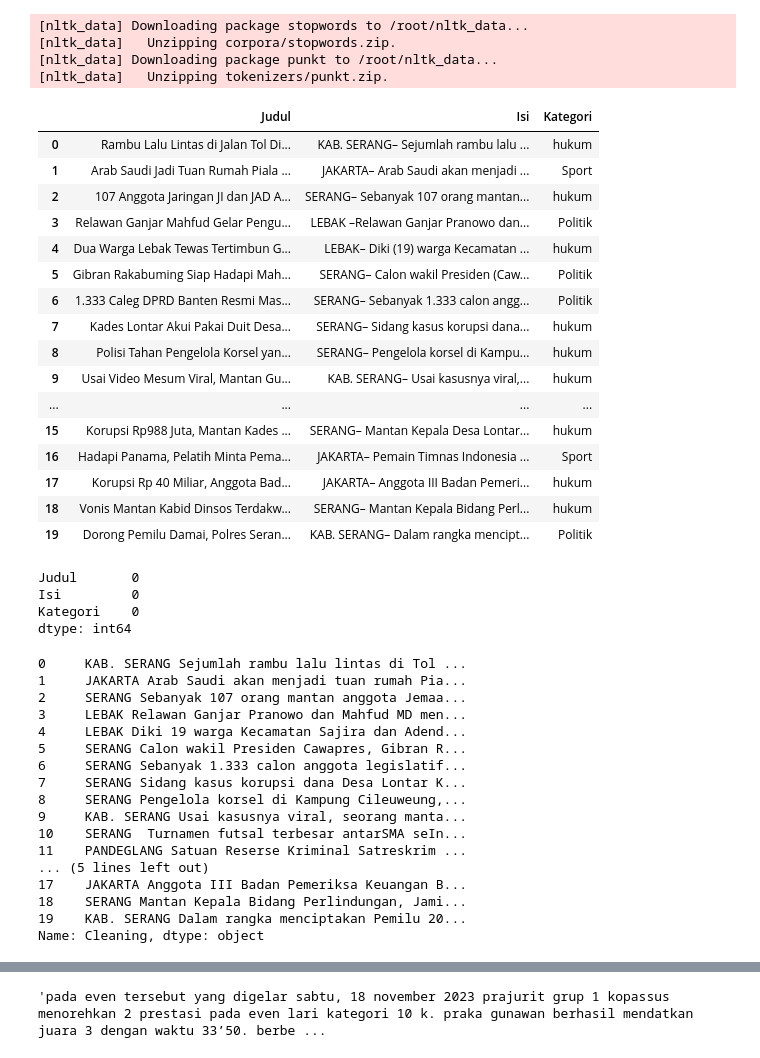
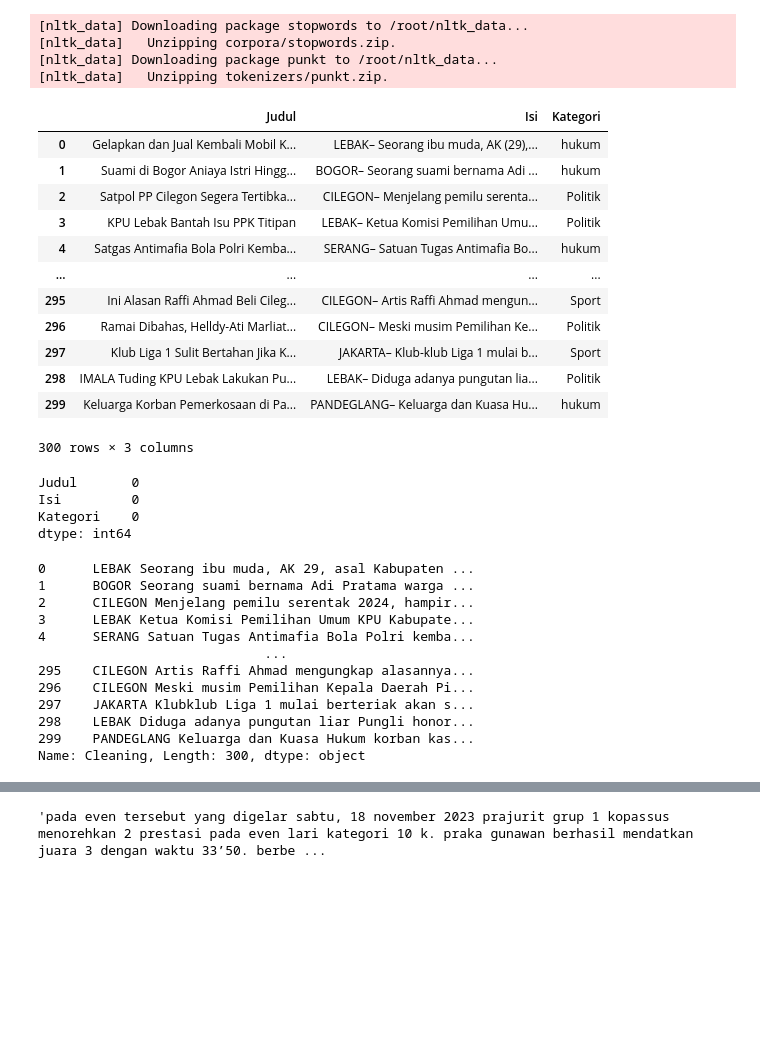
Before and after one commit to Feb11F/ppw, a Jupyter notebook: _sources/berita1.ipynb, the cells around one changed output, grey strips where cells are left out. Drawn from its saved outputs; the diff is of its cells as text; code cells hidden in the pictures; blank space fills up the shorter version.

```diff
--- a/_sources/berita1.ipynb
+++ b/_sources/berita1.ipynb
@@ -27,26 +27,22 @@ warnings.filterwarnings('ignore')
 [nltk_data] Downloading package punkt to /root/nltk_data...
 [nltk_data]   Unzipping tokenizers/punkt.zip.
 # %%
-df = pd.read_csv('https://raw.githubusercontent.com/Feb11F/dataset/main/beritabantn.csv')
+df = pd.read_csv('https://raw.githubusercontent.com/Feb11F/dataset/main/beritabanten%20(1).csv')
 df
 # %% [output]
 |  | Judul | Isi | Kategori |
-| 0 | Rambu Lalu Lintas di Jalan Tol Di... | KAB. SERANG– Sejumlah rambu lalu ... | hukum |
-| 1 | Arab Saudi Jadi Tuan Rumah Piala ... | JAKARTA– Arab Saudi akan menjadi ... | Sport |
-| 2 | 107 Anggota Jaringan JI dan JAD A... | SERANG– Sebanyak 107 orang mantan... | hukum |
-| 3 | Relawan Ganjar Mahfud Gelar Pengu... | LEBAK –Relawan Ganjar Pranowo dan... | Politik |
-| 4 | Dua Warga Lebak Tewas Tertimbun G... | LEBAK– Diki (19) warga Kecamatan ... | hukum |
-| 5 | Gibran Rakabuming Siap Hadapi Mah... | SERANG– Calon wakil Presiden (Caw... | Politik |
-| 6 | 1.333 Caleg DPRD Banten Resmi Mas... | SERANG– Sebanyak 1.333 calon angg... | Politik |
-| 7 | Kades Lontar Akui Pakai Duit Desa... | SERANG– Sidang kasus korupsi dana... | hukum |
-| 8 | Polisi Tahan Pengelola Korsel yan... | SERANG– Pengelola korsel di Kampu... | hukum |
-| 9 | Usai Video Mesum Viral, Mantan Gu... | KAB. SERANG– Usai kasusnya viral,... | hukum |
+| 0 | Gelapkan dan Jual Kembali Mobil K... | LEBAK– Seorang ibu muda, AK (29),... | hukum |
+| 1 | Suami di Bogor Aniaya Istri Hingg... | BOGOR– Seorang suami bernama Adi ... | hukum |
+| 2 | Satpol PP Cilegon Segera Tertibka... | CILEGON– Menjelang pemilu serenta... | Politik |
+| 3 | KPU Lebak Bantah Isu PPK Titipan | LEBAK– Ketua Komisi Pemilihan Umu... | Politik |
+| 4 | Satgas Antimafia Bola Polri Kemba... | SERANG– Satuan Tugas Antimafia Bo... | hukum |
 | ... | ... | ... | ... |
-| 15 | Korupsi Rp988 Juta, Mantan Kades ... | SERANG– Mantan Kepala Desa Lontar... | hukum |
-| 16 | Hadapi Panama, Pelatih Minta Pema... | JAKARTA– Pemain Timnas Indonesia ... | Sport |
-| 17 | Korupsi Rp 40 Miliar, Anggota Bad... | JAKARTA– Anggota III Badan Pemeri... | hukum |
-| 18 | Vonis Mantan Kabid Dinsos Terdakw... | SERANG– Mantan Kepala Bidang Perl... | hukum |
-| 19 | Dorong Pemilu Damai, Polres Seran... | KAB. SERANG– Dalam rangka mencipt... | Politik |
+| 295 | Ini Alasan Raffi Ahmad Beli Cileg... | CILEGON– Artis Raffi Ahmad mengun... | Sport |
+| 296 | Ramai Dibahas, Helldy-Ati Marliat... | CILEGON– Meski musim Pemilihan Ke... | Politik |
+| 297 | Klub Liga 1 Sulit Bertahan Jika K... | JAKARTA– Klub-klub Liga 1 mulai b... | Sport |
+| 298 | IMALA Tuding KPU Lebak Lakukan Pu... | LEBAK– Diduga adanya pungutan lia... | Politik |
+| 299 | Keluarga Korban Pemerkosaan di Pa... | PANDEGLANG– Keluarga dan Kuasa Hu... | hukum |
+300 rows × 3 columns
 # %%
 df = df.dropna()
 df.isnull().sum()
@@ -63,23 +59,18 @@ def cleaning(text):
 df['Cleaning'] = df['Isi'].apply(cleaning)
 df['Cleaning']
 # %% [output]
-0     KAB. SERANG Sejumlah rambu lalu lintas di Tol ...
-1     JAKARTA Arab Saudi akan menjadi tuan rumah Pia...
-2     SERANG Sebanyak 107 orang mantan anggota Jemaa...
-3     LEBAK Relawan Ganjar Pranowo dan Mahfud MD men...
-4     LEBAK Diki 19 warga Kecamatan Sajira dan Adend...
-5     SERANG Calon wakil Presiden Cawapres, Gibran R...
-6     SERANG Sebanyak 1.333 calon anggota legislatif...
-7     SERANG Sidang kasus korupsi dana Desa Lontar K...
-8     SERANG Pengelola korsel di Kampung Cileuweung,...
-9     KAB. SERANG Usai kasusnya viral, seorang manta...
-10    SERANG  Turnamen futsal terbesar antarSMA seIn...
-11    PANDEGLANG Satuan Reserse Kriminal Satreskrim ...
-... (5 lines left out)
-17    JAKARTA Anggota III Badan Pemeriksa Keuangan B...
-18    SERANG Mantan Kepala Bidang Perlindungan, Jami...
-19    KAB. SERANG Dalam rangka menciptakan Pemilu 20...
-Name: Cleaning, dtype: object
+0      LEBAK Seorang ibu muda, AK 29, asal Kabupaten ...
+1      BOGOR Seorang suami bernama Adi Pratama warga ...
+2      CILEGON Menjelang pemilu serentak 2024, hampir...
+3      LEBAK Ketua Komisi Pemilihan Umum KPU Kabupate...
+4      SERANG Satuan Tugas Antimafia Bola Polri kemba...
+                             ...
+295    CILEGON Artis Raffi Ahmad mengungkap alasannya...
+296    CILEGON Meski musim Pemilihan Kepala Daerah Pi...
+297    JAKARTA Klubklub Liga 1 mulai berteriak akan s...
+298    LEBAK Diduga adanya pungutan liar Pungli honor...
+299    PANDEGLANG Keluarga dan Kuasa Hukum korban kas...
+Name: Cleaning, Length: 300, dtype: object
 # %%
 def tokenizer(text):
   text = text.lower()
```
Also changed, not shown: parts of 10 cells of this notebook, 52 other files.
